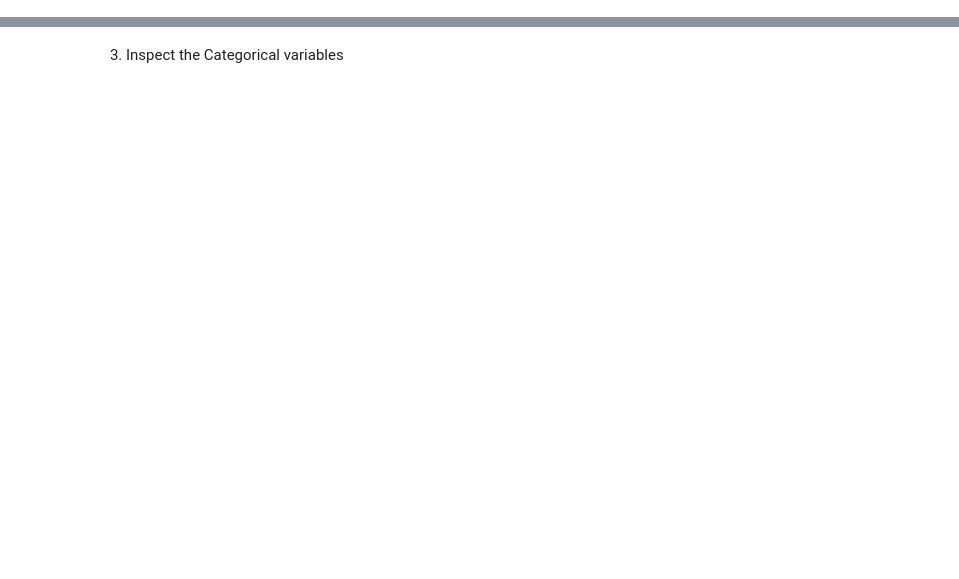
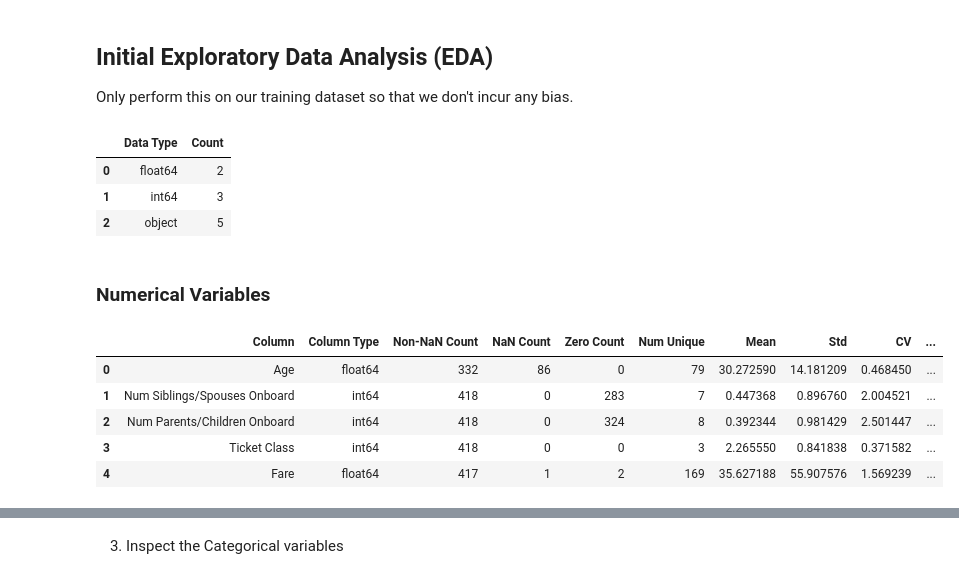
Before and after one commit to TomSmith255/titanic-kaggle, a Jupyter notebook: titanic_ml.ipynb, the cells around one changed output, grey strips where cells are left out. Saved outputs shown, nothing was run; the diff lists cells and outputs as text; code cells hidden in the pictures; blank space fills up the shorter version.

```diff
--- a/titanic_ml.ipynb
+++ b/titanic_ml.ipynb
@@ -106,0 +108,4 @@ plot_histograms_and_boxplots(df_train)
+# %% [markdown]
+## Initial Exploratory Data Analysis (EDA)
+
+Only perform this on our training dataset so that we don't incur any bias.
@@ -106,0 +117,44 @@ plot_histograms_and_boxplots(df_train)
+# %%
+count_columns_by_dtype(x_test_df)
+# %% [output]
+|  | Data Type | Count |
+| 0 | float64 | 2 |
+| 1 | int64 | 3 |
+| 2 | object | 5 |
+# %% [markdown]
+### Numerical Variables
+# %%
+def summarize_numeric_columns(df):
+    numeric_df = df.select_dtypes(include=['int64', 'float64']).columns
+    results_list = []
+    for col in numeric_df:
+        col_dtype = str(df[col].dtype)
+        non_nan_count = df[col].count()
+        nan_count = df[col].isna().sum()
+        zero_count = len(df[df[col] == 0])
+        num_unique = df[col].nunique()
+        if non_nan_count > 0:
+            non_nan_values = df[col].dropna()
+            mean = non_nan_values.mean()
+            std = non_nan_values.std()
+            cv = std / mean if mean != 0 else 0
+            minimum = non_nan_values.min()
+            percentile25 = np.percentile(non_nan_values, 25)
+            median = np.percentile(non_nan_values, 50)
+            percentile75 = np.percentile(non_nan_values, 75)
+            maximum = non_nan_values.max()
+            num_upper_outliers = len(df[df[col] > percentile75 + 1.5*(percentile75-percentile25)])
+            num_lower_outliers = len(df[df[col] < percentile25 - 1.5*(percentile75-percentile25)])
+            skewness = skew(non_nan_values)
+        results_list.append([col, col_dtype, non_nan_count, nan_count, zero_count, num_unique, mean, std, cv, minimum, percentile25, median, percentile75, maximum, num_lower_outliers, num_upper_outliers, skewness])
+    numeric_summary_df = pd.DataFrame(results_list, columns=["Column", "Column Type", "Non-NaN Count", "NaN Count", "Zero Count", "Num Unique", "Mean", "Std", "CV", "Min", "25%", "Median", "75%", "Max", "Num Lower Outliers", "Num Upper Outliers", "Skew"])
+    return numeric_summary_df
+# %%
+summarize_numeric_columns(x_test_df)
+# %% [output]
+|  | Column | Column Type | Non-NaN Count | NaN Count | Zero Count | Num Unique | Mean | Std | CV | ... |
+| 0 | Age | float64 | 332 | 86 | 0 | 79 | 30.272590 | 14.181209 | 0.468450 | ... |
+| 1 | Num Siblings/Spouses Onboard | int64 | 418 | 0 | 283 | 7 | 0.447368 | 0.896760 | 2.004521 | ... |
+| 2 | Num Parents/Children Onboard | int64 | 418 | 0 | 324 | 8 | 0.392344 | 0.981429 | 2.501447 | ... |
+| 3 | Ticket Class | int64 | 418 | 0 | 0 | 3 | 2.265550 | 0.841838 | 0.371582 | ... |
+| 4 | Fare | float64 | 417 | 1 | 2 | 169 | 35.627188 | 55.907576 | 1.569239 | ... |
```
Also changed, not shown: parts of 38 cells of this notebook, 1 other file.
